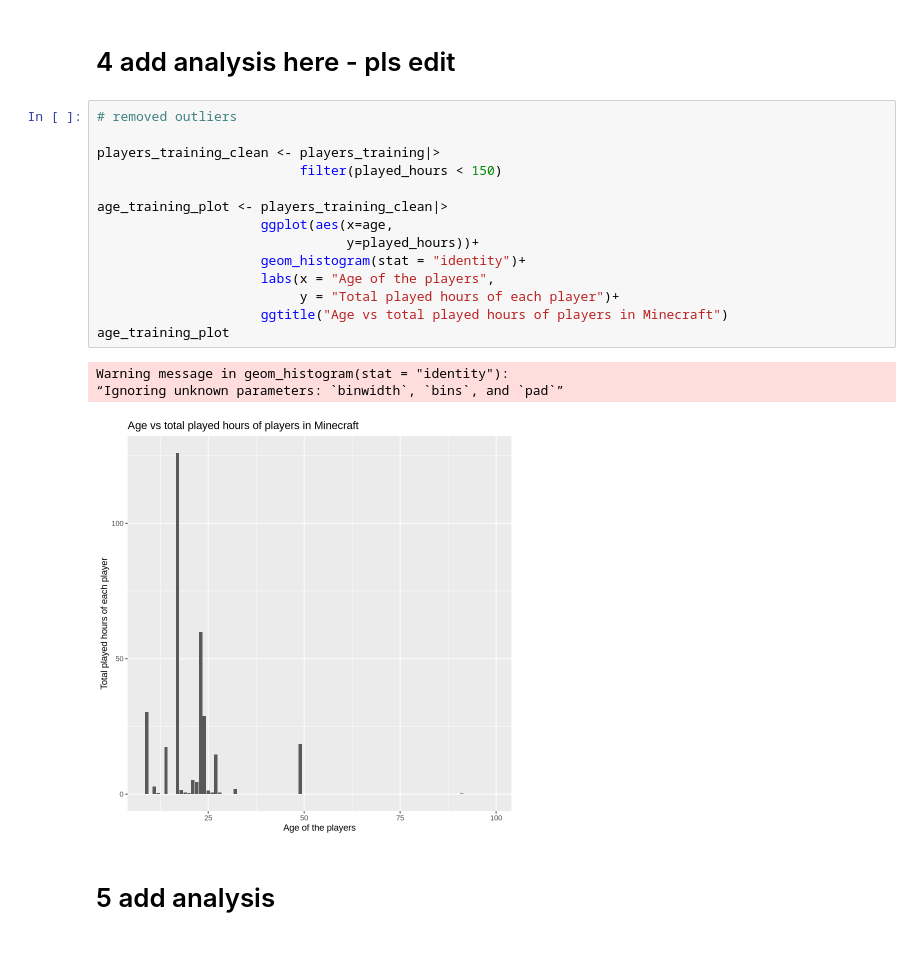
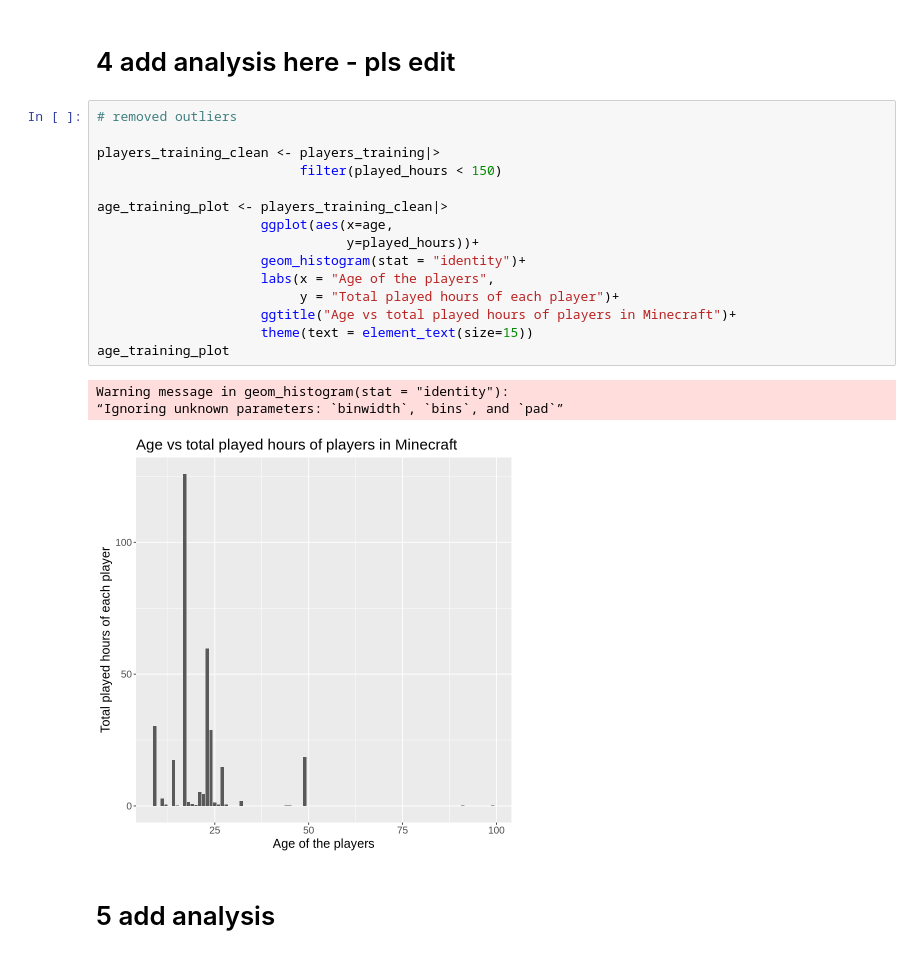
Before and after one commit to janeymhe/dsci-100-project, a Jupyter notebook: final_project.ipynb, the cells around one changed output. Cells and saved outputs as stored; diff of their text form.

```diff
--- a/final_project.ipynb
+++ b/final_project.ipynb
@@ -117,21 +119,22 @@ experience_training_plot
 # %%
 # removed outliers
 
 players_training_clean <- players_training|>
                           filter(played_hours < 150)
 
 age_training_plot <- players_training_clean|>
                      ggplot(aes(x=age,
                                 y=played_hours))+
                      geom_histogram(stat = "identity")+
                      labs(x = "Age of the players",
                           y = "Total played hours of each player")+
-                     ggtitle("Age vs total played hours of players in Minecraft")
+                     ggtitle("Age vs total played hours of players in Minecraft")+
+                     theme(text = element_text(size=15))
 age_training_plot
 # %% [output]
 Warning message in geom_histogram(stat = "identity"):
 “Ignoring unknown parameters: `binwidth`, `bins`, and `pad`”
-[figure, old version]
+[figure, new version]
 # %% [markdown]
 # 5 add analysis
 # %%
```
Also changed, not shown: parts of 4 cells of this notebook.
